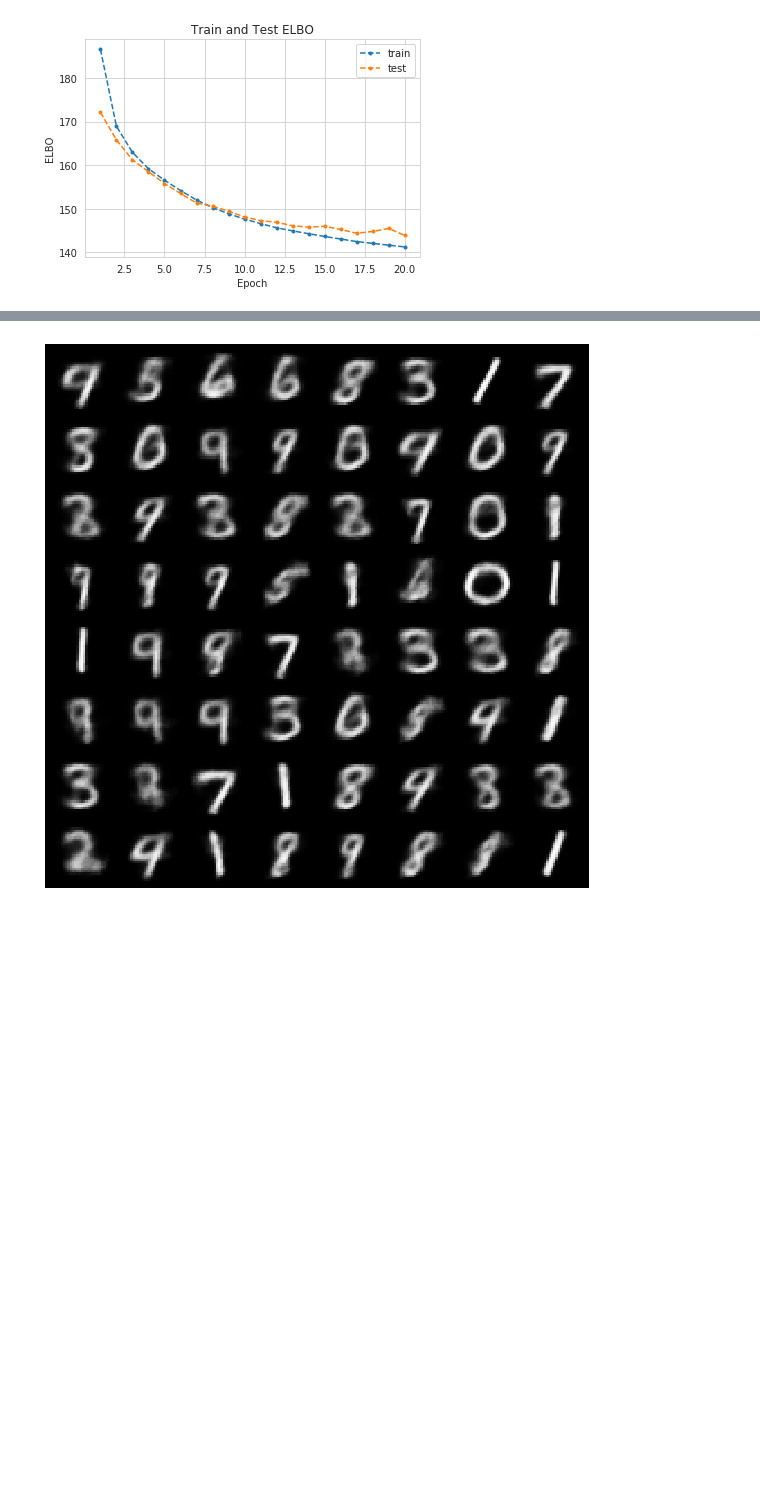
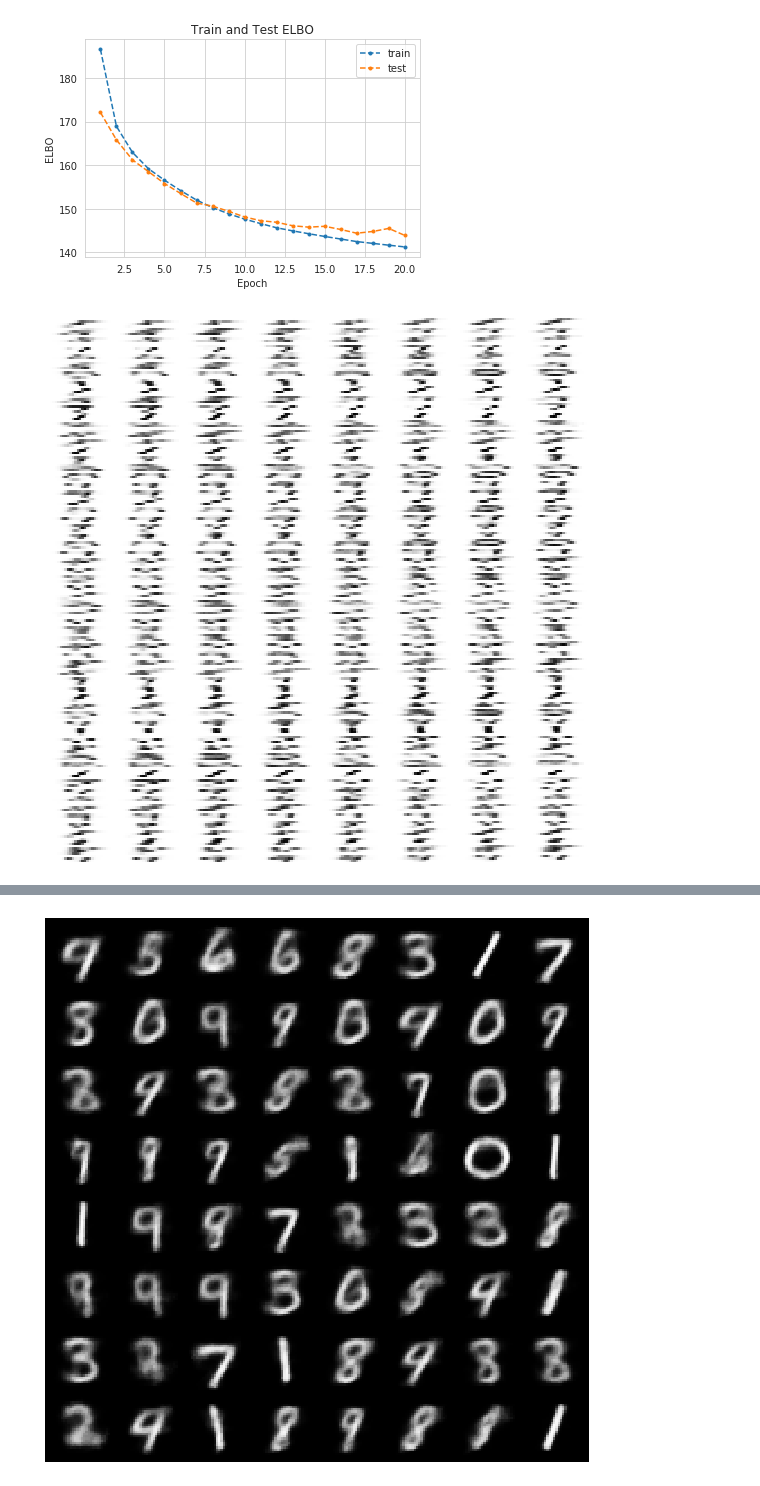
Before and after one commit to ra1ndeer/vanilla-vae, a Jupyter notebook: Vanilla VAE.ipynb, the cells around one changed output, grey strips where cells are left out. Saved outputs shown, nothing was run; the diff lists cells and outputs as text; code cells hidden in the pictures; blank space fills up the shorter version.

```diff
--- a/Vanilla VAE.ipynb
+++ b/Vanilla VAE.ipynb
@@ -209,3 +209,19 @@ fig.savefig("vanilla_vae_elbo.png")
 plt.show()
 # %% [output]
 [figure]
+# %%
+num_samples = 64
+with torch.no_grad():
+    z = torch.randn(num_samples, latent_size)
+    x_tilde = model.decoder(z).view(num_samples, 1, 28, 28)
+
+img_list = [x_tilde[i].view(28,28) for i in range(num_samples)]
+make_grid(img_list, nrow=8, padding=0)
+
+fig, ax = plt.subplots(figsize=(10, 10))
+ax.imshow(make_grid(img_list, nrow=8).view(224, 224), cmap="Greys")
+ax.grid(False)
+plt.axis("off")
+plt.show()
+# %% [output]
+[figure, added]
```
Also changed, not shown: parts of 1 cell of this notebook, 1 other file.
